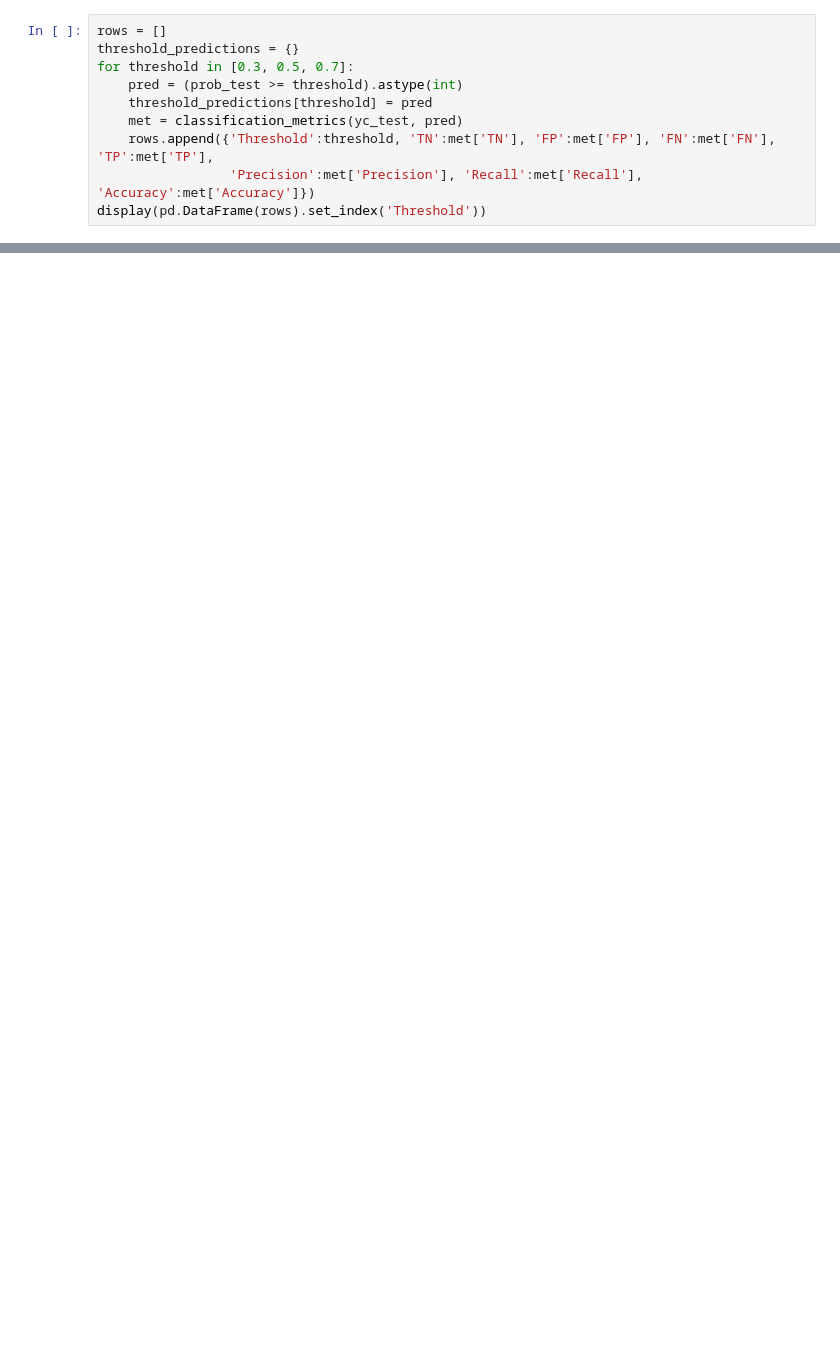
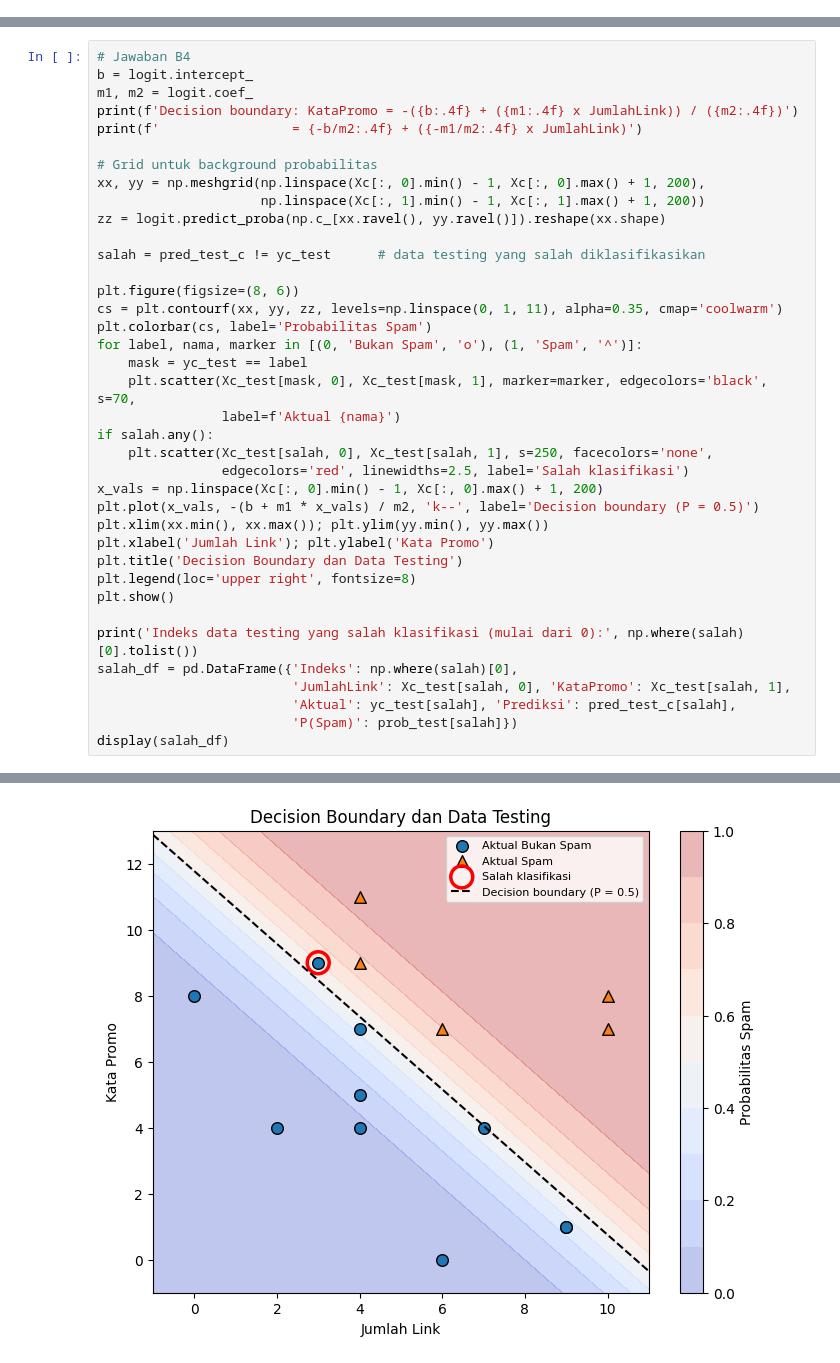
Before and after one commit to namasayazaki/uts-machine-learning-241011401639, a Jupyter notebook: tugas_UTS.ipynb, the cells around one changed output, grey strips where cells are left out. Cells and saved outputs as stored; diff of their text form; blank space fills up the shorter version.

```diff
--- a/tugas_UTS.ipynb
+++ b/tugas_UTS.ipynb
@@ -476,10 +0,0 @@ Garis decision boundary menunjukkan kombinasi JumlahLink dan KataPromo saat prob
-# %%
-rows = []
-threshold_predictions = {}
-for threshold in [0.3, 0.5, 0.7]:
-    pred = (prob_test >= threshold).astype(int)
-    threshold_predictions[threshold] = pred
-    met = classification_metrics(yc_test, pred)
-    rows.append({'Threshold':threshold, 'TN':met['TN'], 'FP':met['FP'], 'FN':met['FN'], 'TP':met['TP'],
-                 'Precision':met['Precision'], 'Recall':met['Recall'], 'Accuracy':met['Accuracy']})
-display(pd.DataFrame(rows).set_index('Threshold'))
@@ -553,0 +573,39 @@ Hasil Linear Regression NumPy dan scikit-learn seharusnya sangat dekat karena ke
+# %%
+# Jawaban B4
+b = logit.intercept_
+m1, m2 = logit.coef_
+print(f'Decision boundary: KataPromo = -({b:.4f} + ({m1:.4f} x JumlahLink)) / ({m2:.4f})')
+print(f'                 = {-b/m2:.4f} + ({-m1/m2:.4f} x JumlahLink)')
+
+# Grid untuk background probabilitas
+xx, yy = np.meshgrid(np.linspace(Xc[:, 0].min() - 1, Xc[:, 0].max() + 1, 200),
+                     np.linspace(Xc[:, 1].min() - 1, Xc[:, 1].max() + 1, 200))
+zz = logit.predict_proba(np.c_[xx.ravel(), yy.ravel()]).reshape(xx.shape)
+
+salah = pred_test_c != yc_test      # data testing yang salah diklasifikasikan
+
+plt.figure(figsize=(8, 6))
+cs = plt.contourf(xx, yy, zz, levels=np.linspace(0, 1, 11), alpha=0.35, cmap='coolwarm')
+plt.colorbar(cs, label='Probabilitas Spam')
+for label, nama, marker in [(0, 'Bukan Spam', 'o'), (1, 'Spam', '^')]:
+    mask = yc_test == label
+    plt.scatter(Xc_test[mask, 0], Xc_test[mask, 1], marker=marker, edgecolors='black', s=70,
+                label=f'Aktual {nama}')
+if salah.any():
+    plt.scatter(Xc_test[salah, 0], Xc_test[salah, 1], s=250, facecolors='none',
+                edgecolors='red', linewidths=2.5, label='Salah klasifikasi')
+x_vals = np.linspace(Xc[:, 0].min() - 1, Xc[:, 0].max() + 1, 200)
+plt.plot(x_vals, -(b + m1 * x_vals) / m2, 'k--', label='Decision boundary (P = 0.5)')
+plt.xlim(xx.min(), xx.max()); plt.ylim(yy.min(), yy.max())
+plt.xlabel('Jumlah Link'); plt.ylabel('Kata Promo')
+plt.title('Decision Boundary dan Data Testing')
+plt.legend(loc='upper right', fontsize=8)
+plt.show()
+
+print('Indeks data testing yang salah klasifikasi (mulai dari 0):', np.where(salah)[0].tolist())
+salah_df = pd.DataFrame({'Indeks': np.where(salah)[0],
+                         'JumlahLink': Xc_test[salah, 0], 'KataPromo': Xc_test[salah, 1],
+                         'Aktual': yc_test[salah], 'Prediksi': pred_test_c[salah],
+                         'P(Spam)': prob_test[salah]})
+display(salah_df)
+# %% [output]
@@ -553,0 +614 @@ Hasil Linear Regression NumPy dan scikit-learn seharusnya sangat dekat karena ke
+[figure, added]
```
Also changed, not shown: parts of 85 cells of this notebook, 3 other files.
